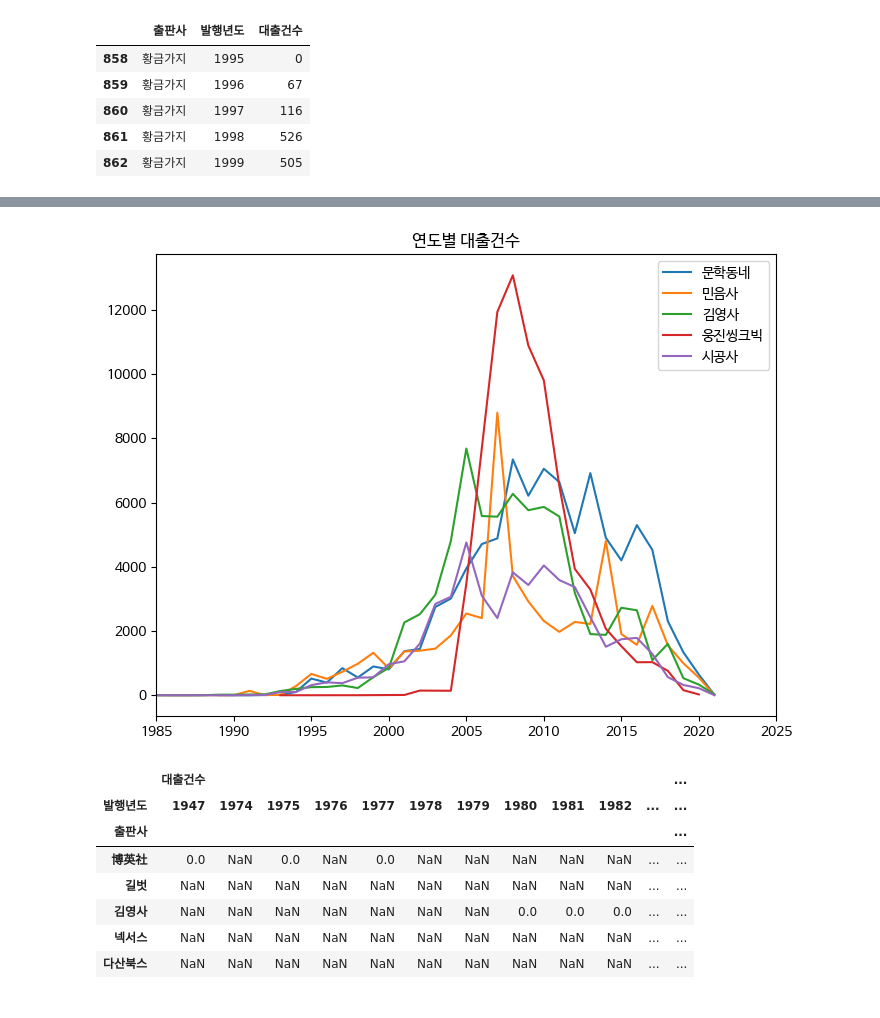
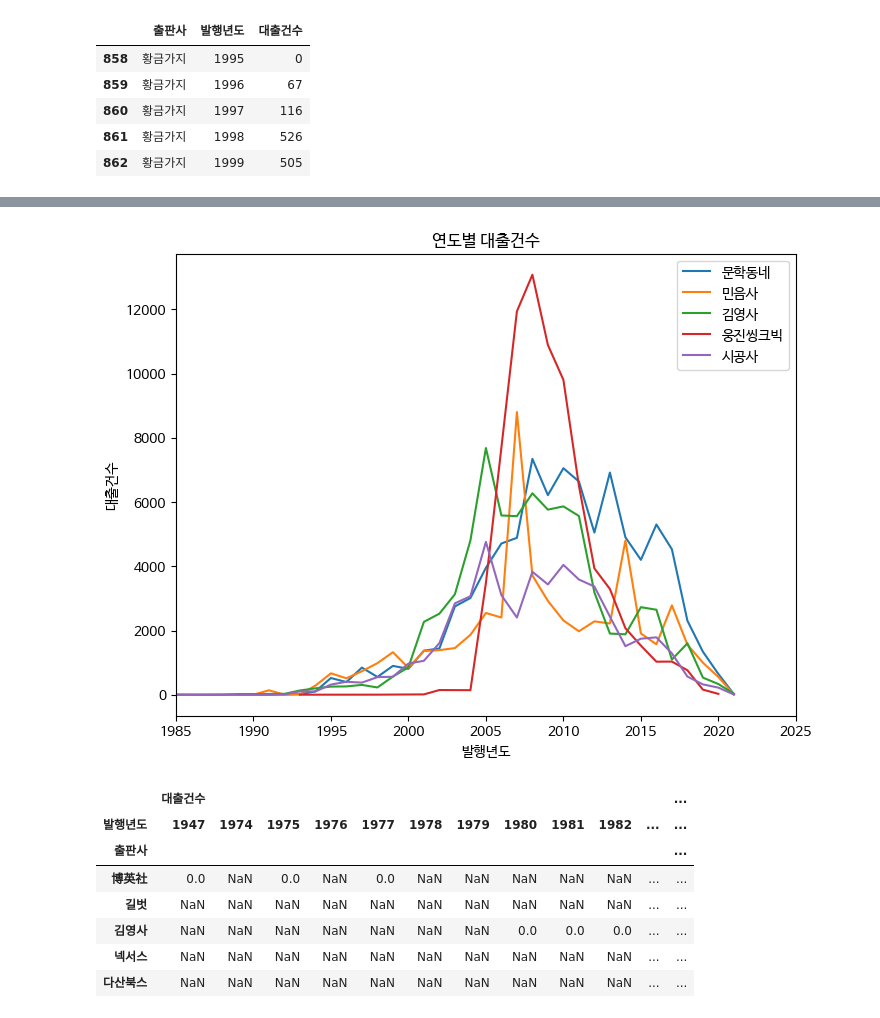
Before and after one commit to seha111111/data_anal, a Jupyter notebook: ch06_high.ipynb, the cells around one changed output, grey strips where cells are left out. Saved outputs shown, nothing was run; the diff lists cells and outputs as text; code cells hidden in the pictures.

```diff
--- a/ch06_high.ipynb
+++ b/ch06_high.ipynb
@@ -91,14 +137,24 @@ fig.show()
 # %%
+# 출판사의 대출 건수 상위 5개의 출판사 데이터 비교 그래프
 fig, ax = plt.subplots(figsize=(8, 6))
+# top30_pubs 상위 출판사 30개 데이터 -> 상위 5개 index[:5]
 for pub in top30_pubs.index[:5]:
+    # 출판사 데이터
     line = ns_book9[ns_book9["출판사"] == pub]
+    # label=pub - 출판사에 별로 출판사 이름 표시
     ax.plot(line["발행년도"], line["대출건수"], label=pub)
+# 출력할 라벨 설정
 ax.set_title("연도별 대출건수")
+ax.set_xlabel("발행년도")
+ax.set_ylabel("대출건수")
+
+# 범례 출력 설정
 ax.legend()
+# x 축 데이터의 표시 범위
 ax.set_xlim(1985, 2025)
 fig.show()
 # %% [output]
-[figure, old version]
+[figure, new version]
 # %%
 ns_book10 = ns_book9.pivot_table(index="출판사", columns="발행년도")
 ns_book10.head()
```
Also changed, not shown: parts of 27 cells of this notebook.
